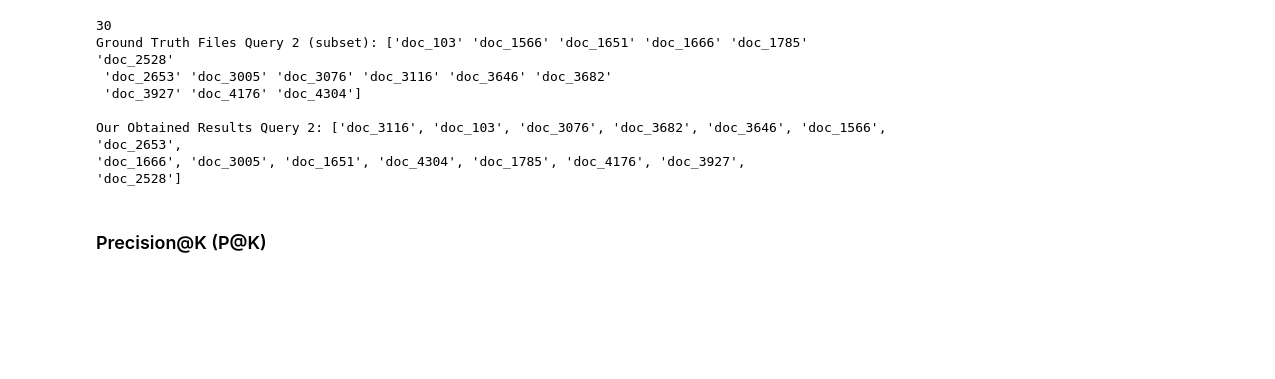
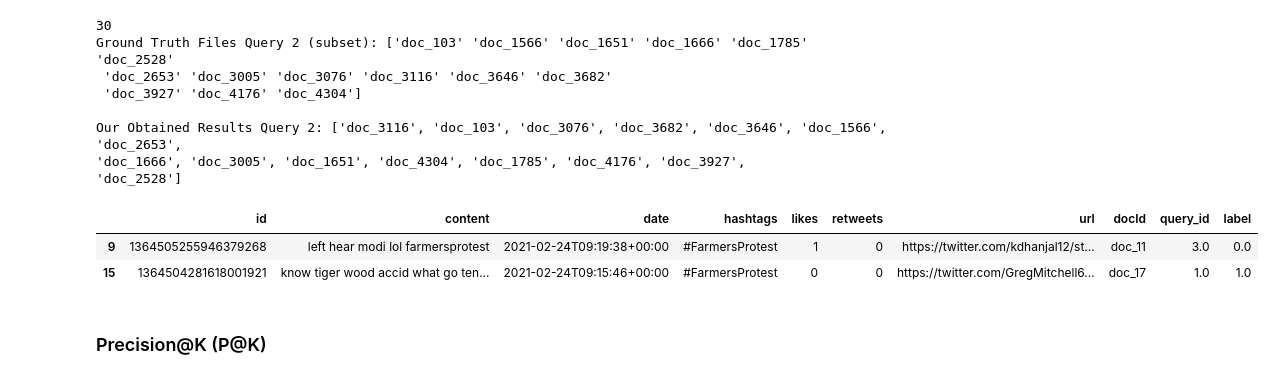
Before and after one commit to yuyanwang03/IRWA, a Jupyter notebook: Part2/project2.ipynb, the cells around one changed output. Saved outputs shown, nothing was run; the diff lists cells and outputs as text; code cells hidden in the pictures; blank space fills up the shorter version.

Commit message:
draft final evaluation

```diff
--- a/Part2/project2.ipynb
+++ b/Part2/project2.ipynb
@@ -435,3 +436,12 @@ Ground Truth Files Query 2 (subset): ['doc_103' 'doc_1566' 'doc_1651' 'doc_1666'
 Our Obtained Results Query 2: ['doc_3116', 'doc_103', 'doc_3076', 'doc_3682', 'doc_3646', 'doc_1566', 'doc_2653',
 'doc_1666', 'doc_3005', 'doc_1651', 'doc_4304', 'doc_1785', 'doc_4176', 'doc_3927',
 'doc_2528']
+# %%
+personalized_eva_gt = pd.read_csv('./data/personalized_evaluation_gt.csv', sep=';')
+df_personalized_eva = pd.merge(tweets_df, personalized_eva_gt, on='docId', how='left')
+df_personalized_eva = df_personalized_eva[df_personalized_eva['query_id'].notnull()]
+df_personalized_eva.head(2)
+# %% [output]
+|  | id | content | date | hashtags | likes | retweets | url | docId | query_id | label |
+| 9 | 1364505255946379268 | left hear modi lol farmersprotest | 2021-02-24T09:19:38+00:00 | #FarmersProtest | 1 | 0 | https://twitter.com/kdhanjal12/st... | doc_11 | 3.0 | 0.0 |
+| 15 | 1364504281618001921 | know tiger wood accid what go ten... | 2021-02-24T09:15:46+00:00 | #FarmersProtest | 0 | 0 | https://twitter.com/GregMitchell6... | doc_17 | 1.0 | 1.0 |
```
Also changed, not shown: parts of 14 cells of this notebook, 2 other files.
